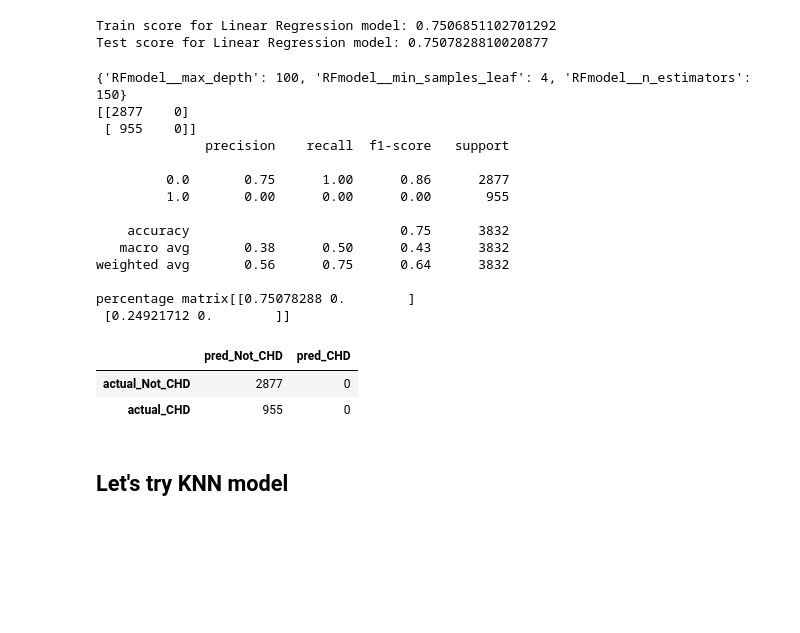
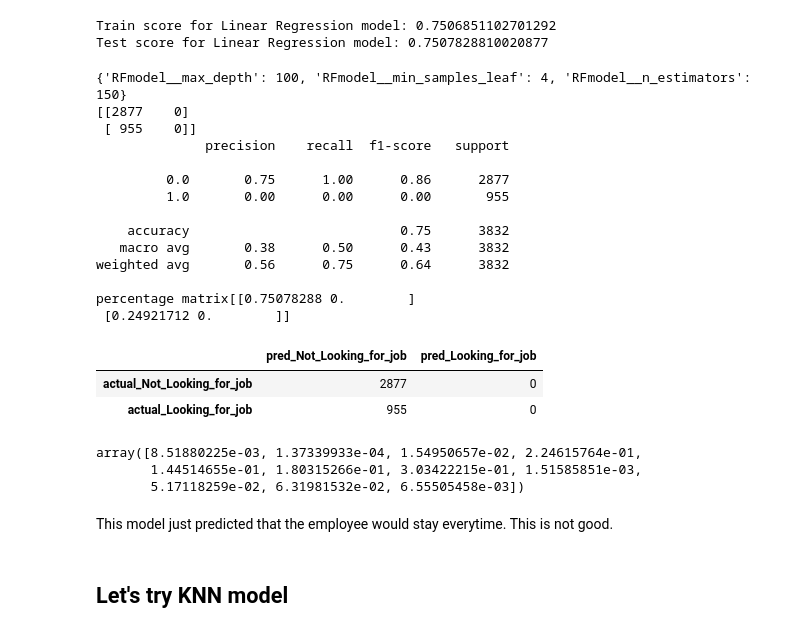
Before and after one commit to mattyjue/HR-Analytics, a Jupyter notebook: HR analytics.ipynb, the cells around one changed output. Drawn from its saved outputs; the diff is of its cells as text; code cells hidden in the pictures; blank space fills up the shorter version.

```diff
--- a/HR analytics.ipynb
+++ b/HR analytics.ipynb
@@ -332,38 +332,46 @@ Test score for Linear Regression model: 0.7507828810020877
 # %%
 print(pipeline_rf_cv.best_params_)
 
 y_pred = pipeline_rf_cv.predict(X_test)
 
 print(confusion_matrix(y_test, y_pred))
 print(classification_report(y_test, y_pred))
 
 confusion_mat = confusion_matrix(y_test, y_pred)
 confusion_df = pd.DataFrame(
     confusion_mat,
-    index=["actual_Not_CHD", "actual_CHD"],
-    columns=["pred_Not_CHD", "pred_CHD"],
+    index=["actual_Not_Looking_for_job", "actual_Looking_for_job"],
+    columns=["pred_Not_Looking_for_job", "pred_Looking_for_job"],
 )
 print(f'percentage matrix{confusion_mat/(len(y_pred))}')
 
 display(confusion_df)
 # %% [output]
 {'RFmodel__max_depth': 100, 'RFmodel__min_samples_leaf': 4, 'RFmodel__n_estimators': 150}
 [[2877    0]
  [ 955    0]]
               precision    recall  f1-score   support
 
          0.0       0.75      1.00      0.86      2877
          1.0       0.00      0.00      0.00       955
 
     accuracy                           0.75      3832
    macro avg       0.38      0.50      0.43      3832
 weighted avg       0.56      0.75      0.64      3832
 
 percentage matrix[[0.75078288 0.        ]
  [0.24921712 0.        ]]
-|  | pred_Not_CHD | pred_CHD |
-| actual_Not_CHD | 2877 | 0 |
-| actual_CHD | 955 | 0 |
+|  | pred_Not_Looking_for_job | pred_Looking_for_job |
+| actual_Not_Looking_for_job | 2877 | 0 |
+| actual_Looking_for_job | 955 | 0 |
+# %%
+pipeline_rf_cv.best_estimator_["RFmodel"].feature_importances_
+# %% [output]
+array([8.51880225e-03, 1.37339933e-04, 1.54950657e-02, 2.24615764e-01,
+       1.44514655e-01, 1.80315266e-01, 3.03422215e-01, 1.51585851e-03,
+       5.17118259e-02, 6.31981532e-02, 6.55505458e-03])
+# %% [markdown]
+This model just predicted that the employee would stay everytime. This is not good.
 # %% [markdown]
 ## Let's try KNN model
 # %%
```
Also changed, not shown: parts of 10 cells of this notebook.
